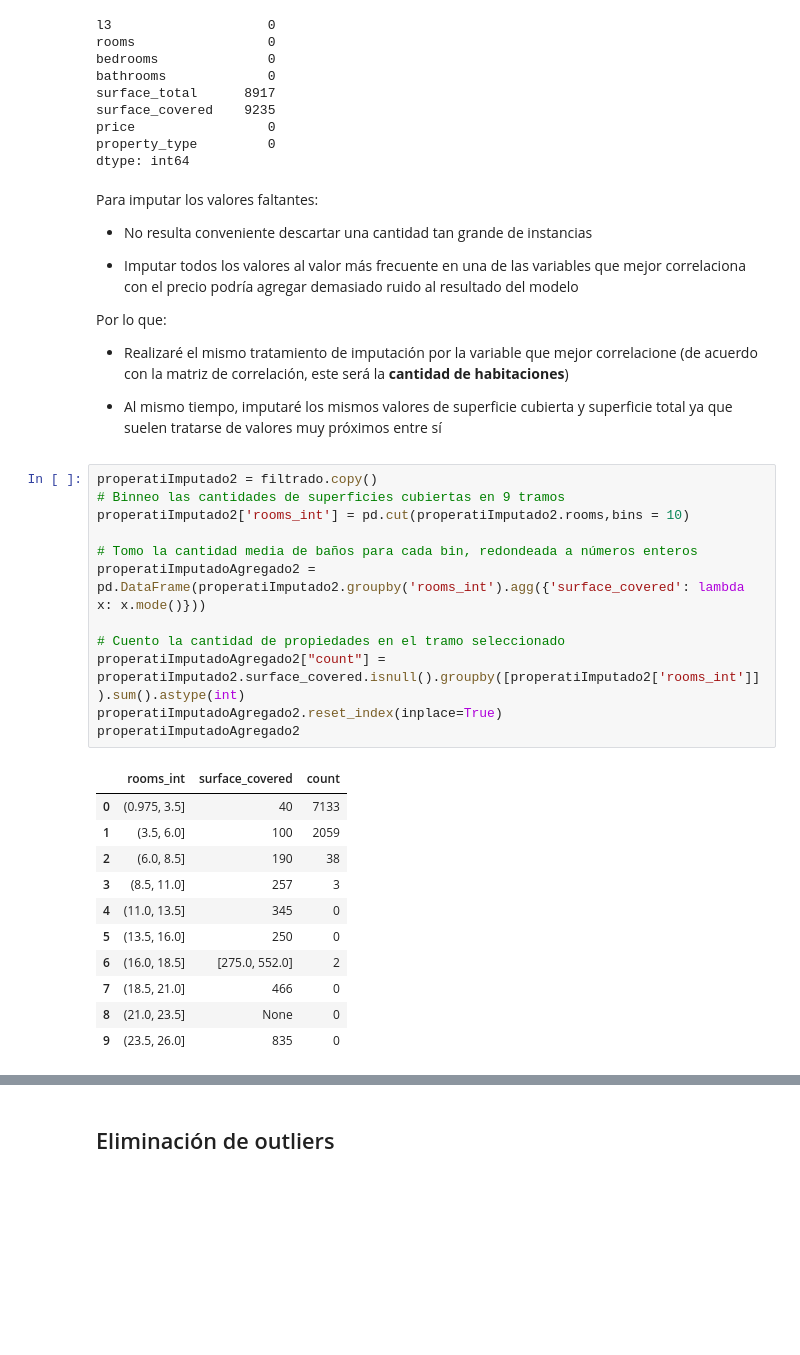
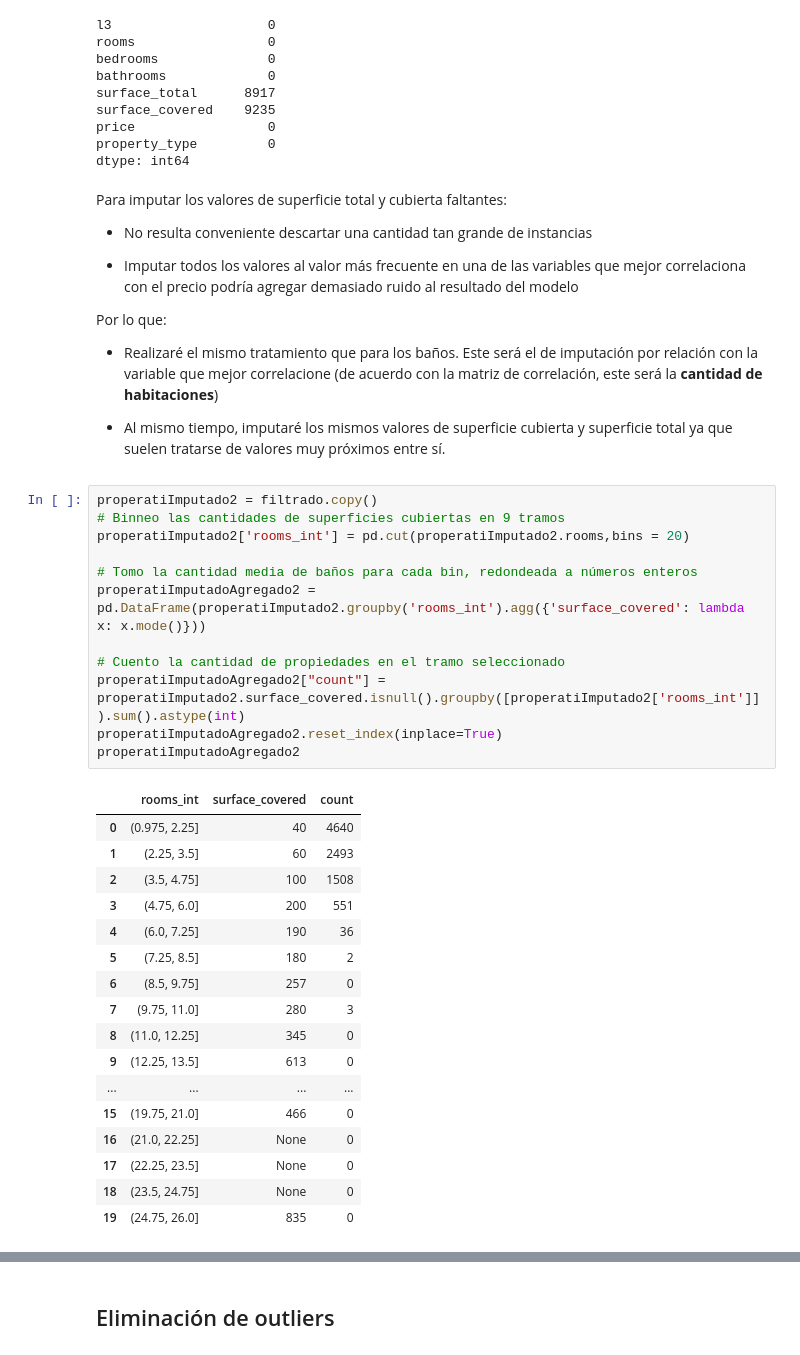
Before and after one commit to gpozzi/machine-learning, a Jupyter notebook: DSProyecto02.ipynb, the cells around one changed output, grey strips where cells are left out. Drawn from its saved outputs; the diff is of its cells as text; blank space fills up the shorter version.

```diff
--- a/DSProyecto02.ipynb
+++ b/DSProyecto02.ipynb
@@ -174,7 +172,7 @@ price                 0
 property_type         0
 dtype: int64
 # %% [markdown]
-Para imputar los valores faltantes:
+Para imputar los valores de superficie total y cubierta faltantes:
 
 - No resulta conveniente descartar una cantidad tan grande de instancias
 
@@ -182,33 +180,39 @@ Para imputar los valores faltantes:
 
 Por lo que:
 
-- Realizaré el mismo tratamiento de imputación por la variable que mejor correlacione (de acuerdo con la matriz de correlación, este será la **cantidad de habitaciones**)
+- Realizaré el mismo tratamiento que para los baños. Este será el de imputación por relación con la variable que mejor correlacione (de acuerdo con la matriz de correlación, este será la **cantidad de habitaciones**)
 
-- Al mismo tiempo, imputaré los mismos valores de superficie cubierta y superficie total ya que suelen tratarse de valores muy próximos entre sí
+- Al mismo tiempo, imputaré los mismos valores de superficie cubierta y superficie total ya que suelen tratarse de valores muy próximos entre sí.
 # %%
 properatiImputado2 = filtrado.copy()
 # Binneo las cantidades de superficies cubiertas en 9 tramos
-properatiImputado2['rooms_int'] = pd.cut(properatiImputado2.rooms,bins = 10)
+properatiImputado2['rooms_int'] = pd.cut(properatiImputado2.rooms,bins = 20)
 
 # Tomo la cantidad media de baños para cada bin, redondeada a números enteros
 properatiImputadoAgregado2 = pd.DataFrame(properatiImputado2.groupby('rooms_int').agg({'surface_covered': lambda x: x.mode()}))
 
 # Cuento la cantidad de propiedades en el tramo seleccionado
 properatiImputadoAgregado2["count"] = properatiImputado2.surface_covered.isnull().groupby([properatiImputado2['rooms_int']]).sum().astype(int)
 properatiImputadoAgregado2.reset_index(inplace=True)
 properatiImputadoAgregado2
 # %% [output]
 |  | rooms_int | surface_covered | count |
-| 0 | (0.975, 3.5] | 40 | 7133 |
-| 1 | (3.5, 6.0] | 100 | 2059 |
-| 2 | (6.0, 8.5] | 190 | 38 |
-| 3 | (8.5, 11.0] | 257 | 3 |
-| 4 | (11.0, 13.5] | 345 | 0 |
-| 5 | (13.5, 16.0] | 250 | 0 |
-| 6 | (16.0, 18.5] | [275.0, 552.0] | 2 |
-| 7 | (18.5, 21.0] | 466 | 0 |
-| 8 | (21.0, 23.5] | None | 0 |
-| 9 | (23.5, 26.0] | 835 | 0 |
+| 0 | (0.975, 2.25] | 40 | 4640 |
+| 1 | (2.25, 3.5] | 60 | 2493 |
+| 2 | (3.5, 4.75] | 100 | 1508 |
+| 3 | (4.75, 6.0] | 200 | 551 |
+| 4 | (6.0, 7.25] | 190 | 36 |
+| 5 | (7.25, 8.5] | 180 | 2 |
+| 6 | (8.5, 9.75] | 257 | 0 |
+| 7 | (9.75, 11.0] | 280 | 3 |
+| 8 | (11.0, 12.25] | 345 | 0 |
+| 9 | (12.25, 13.5] | 613 | 0 |
+| ... | ... | ... | ... |
+| 15 | (19.75, 21.0] | 466 | 0 |
+| 16 | (21.0, 22.25] | None | 0 |
+| 17 | (22.25, 23.5] | None | 0 |
+| 18 | (23.5, 24.75] | None | 0 |
+| 19 | (24.75, 26.0] | 835 | 0 |
 # %% [markdown]
 Se puede ver que el grueso de los valores faltantes de la variable **surface_covered** se encuentran en el rango **[0-6] habitaciones**, por lo que segmentar para el resto de los casos no agregaría valor al análisis
 
```
Also changed, not shown: parts of 18 cells of this notebook.
